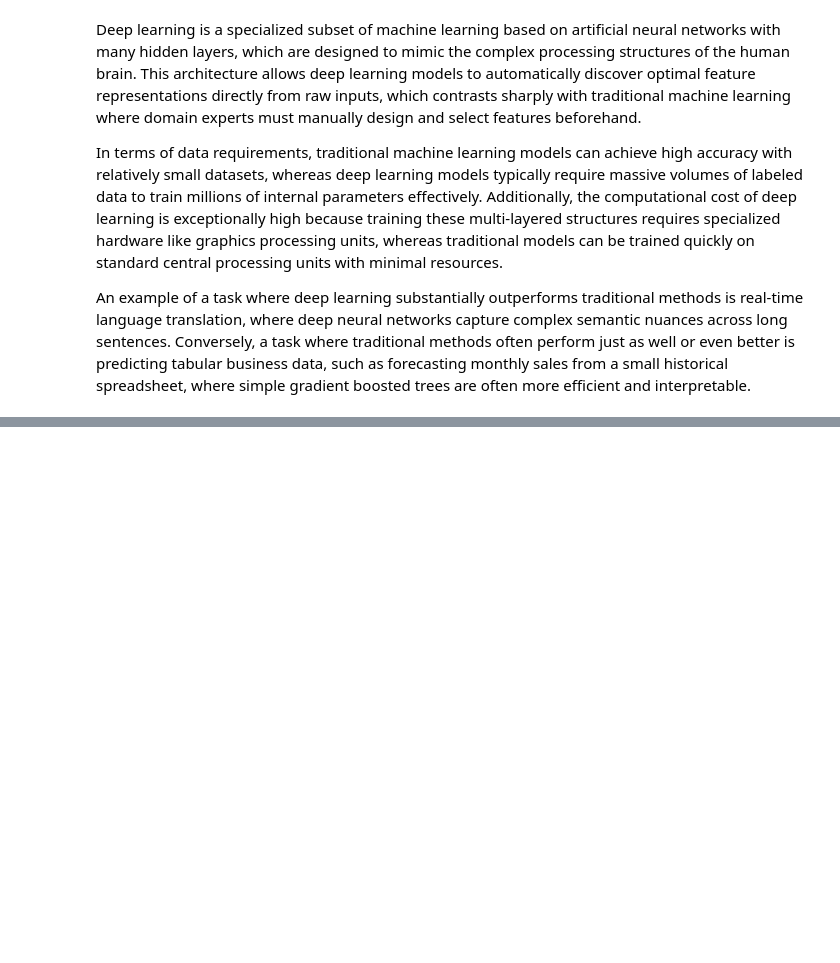
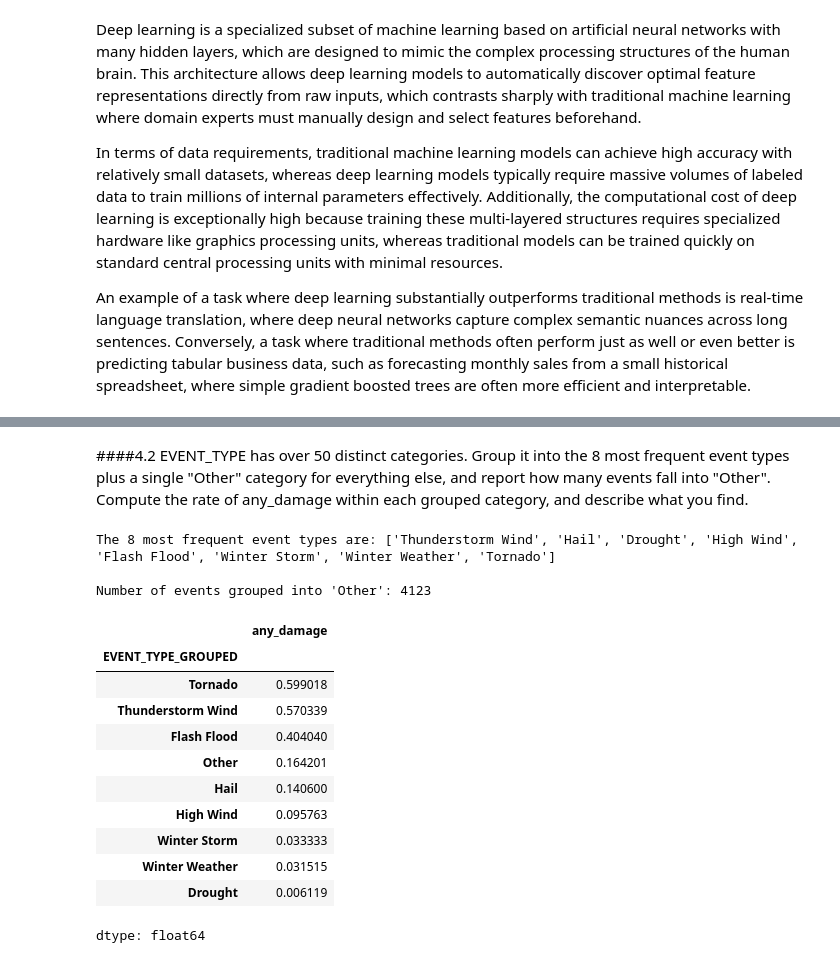
Before and after one commit to api-sage/diaml_projects, a Jupyter notebook: project5/pafolabi_DIAML_Assignment5.ipynb, the cells around one changed output, grey strips where cells are left out. Drawn from its saved outputs; the diff is of its cells as text; code cells hidden in the pictures; blank space fills up the shorter version.

```diff
--- a/project5/pafolabi_DIAML_Assignment5.ipynb
+++ b/project5/pafolabi_DIAML_Assignment5.ipynb
@@ -80,0 +402,33 @@ An example of a task where deep learning substantially outperforms traditional m
+# %% [markdown]
+####4.2 EVENT_TYPE has over 50 distinct categories. Group it into the 8 most frequent event types plus a single "Other" category for everything else, and report how many events fall into "Other". Compute the rate of any_damage within each grouped category, and describe what you find.
+# %%
+top_8_event_types = storm_raw["EVENT_TYPE"].value_counts().nlargest(8).index.tolist()
+print("The 8 most frequent event types are:", top_8_event_types)
+
+storm_raw["EVENT_TYPE_GROUPED"] = storm_raw["EVENT_TYPE"].apply(
+    lambda event: event if event in top_8_event_types else "Other"
+)
+
+events_in_other = (storm_raw["EVENT_TYPE_GROUPED"] == "Other").sum()
+print(f"\nNumber of events grouped into 'Other': {events_in_other}")
+
+damage_rate_by_event_type = (
+    storm_raw.groupby("EVENT_TYPE_GROUPED")["any_damage"].mean().sort_values(ascending=False)
+)
+damage_rate_by_event_type
+# %% [output]
+The 8 most frequent event types are: ['Thunderstorm Wind', 'Hail', 'Drought', 'High Wind', 'Flash Flood', 'Winter Storm', 'Winter Weather', 'Tornado']
+
+Number of events grouped into 'Other': 4123
+|  | any_damage |
+| EVENT_TYPE_GROUPED |  |
+| Tornado | 0.599018 |
+| Thunderstorm Wind | 0.570339 |
+| Flash Flood | 0.404040 |
+| Other | 0.164201 |
+| Hail | 0.140600 |
+| High Wind | 0.095763 |
+| Winter Storm | 0.033333 |
+| Winter Weather | 0.031515 |
+| Drought | 0.006119 |
+dtype: float64
```
Also changed, not shown: parts of 35 cells of this notebook.
